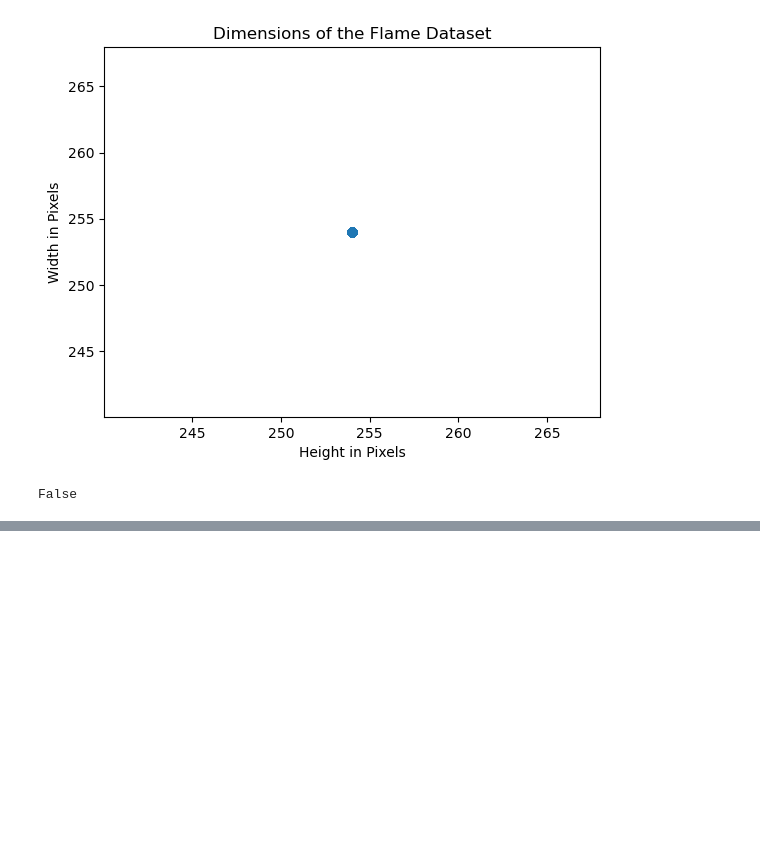
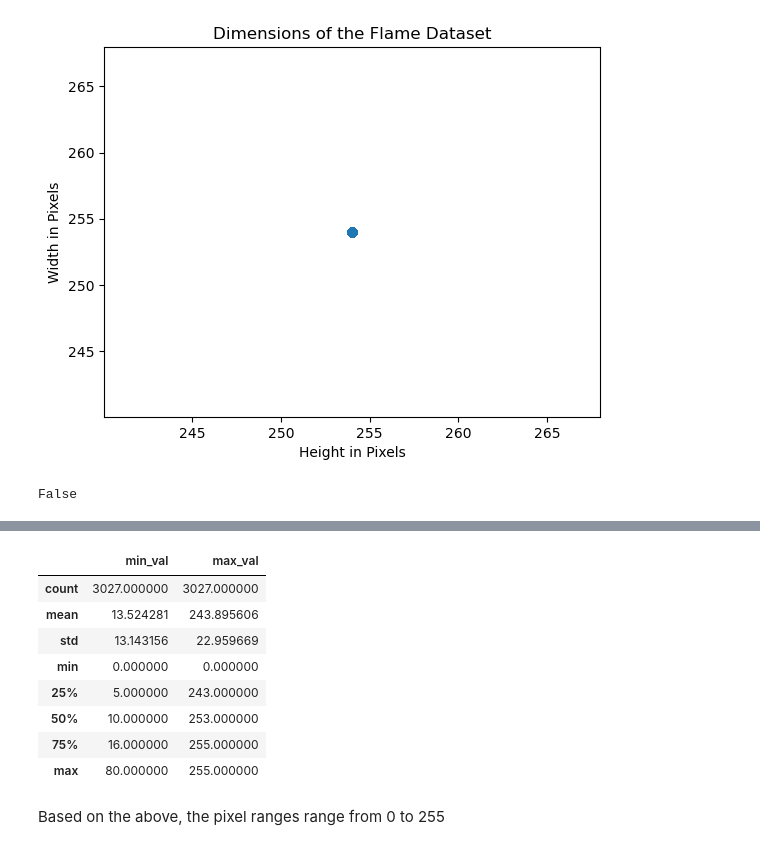
Before and after one commit to martinbatek/IC-UDA-Final-Project, a Jupyter notebook: scripts/UDA_FinalProject_Batek.ipynb, the cells around one changed output, grey strips where cells are left out. Saved outputs shown, nothing was run; the diff lists cells and outputs as text; code cells hidden in the pictures; blank space fills up the shorter version.

```diff
--- a/scripts/UDA_FinalProject_Batek.ipynb
+++ b/scripts/UDA_FinalProject_Batek.ipynb
@@ -103,0 +143,14 @@ False
+# %%
+image_dim_df[['min_val','max_val']].describe()
+# %% [output]
+|  | min_val | max_val |
+| count | 3027.000000 | 3027.000000 |
+| mean | 13.524281 | 243.895606 |
+| std | 13.143156 | 22.959669 |
+| min | 0.000000 | 0.000000 |
+| 25% | 5.000000 | 243.000000 |
+| 50% | 10.000000 | 253.000000 |
+| 75% | 16.000000 | 255.000000 |
+| max | 80.000000 | 255.000000 |
+# %% [markdown]
+Based on the above, the pixel ranges range from 0 to 255
```
Also changed, not shown: parts of 7 cells of this notebook.
